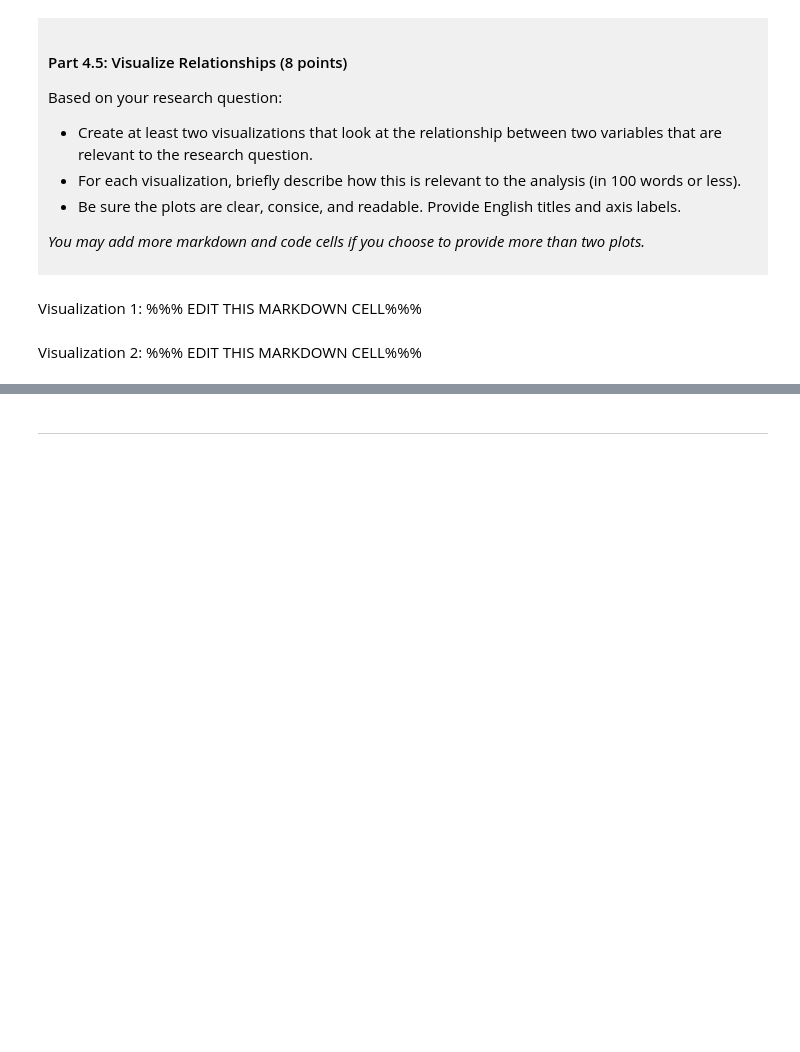
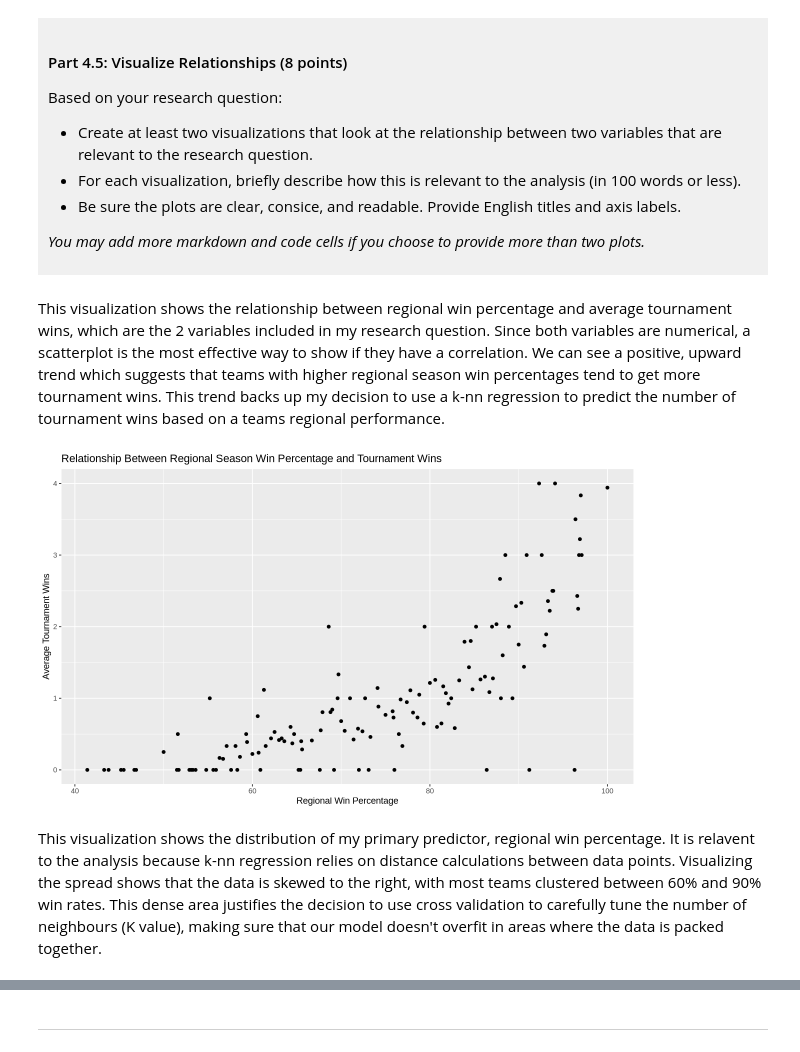
Before and after one commit to djshahn/dsci-100-project-daniel-hahn, a Jupyter notebook: dsci-100-project-notebook.ipynb, the cells around one changed output, grey strips where cells are left out. Drawn from its saved outputs; the diff is of its cells as text; code cells hidden in the pictures; blank space fills up the shorter version.

```diff
--- a/dsci-100-project-notebook.ipynb
+++ b/dsci-100-project-notebook.ipynb
@@ -309,9 +372,21 @@ Based on your research question:
 *You may add more markdown and code cells if you choose to provide more than two plots.*
 </div>
 # %% [markdown]
-Visualization 1: %%% EDIT THIS MARKDOWN CELL%%%
+This visualization shows the relationship between regional win percentage and average tournament wins, which are the 2 variables included in my research question. Since both variables are numerical, a scatterplot is the most effective way to show if they have a correlation. We can see a positive, upward trend which suggests that teams with higher regional season win percentages tend to get more tournament wins. This trend backs up my decision to use a k-nn regression to predict the number of tournament wins based on a teams regional performance.
 # %%
-### EDIT THIS CODE CELL FOR VISUALIZATION 1###
+options(repr.plot.height = 6, repr.plot.width = 10)
+
+avg_tourney_wins <- project_data_tidy |>
+    group_by(reg_wins_pct) |>
+    summarize(avg_tourney_wins = mean(tourney_wins, na.rm = TRUE))
+visualization1 <- ggplot(avg_tourney_wins, aes(x = reg_wins_pct, y = avg_tourney_wins)) +
+    geom_point() +
+    labs(x = "Regional Win Percentage",
+         y = "Average Tournament Wins",
+         title = "Relationship Between Regional Season Win Percentage and Tournament Wins")
+visualization1
+# %% [output]
+[figure, added]
 # %% [markdown]
-Visualization 2: %%% EDIT THIS MARKDOWN CELL%%%
+This visualization shows the distribution of my primary predictor, regional win percentage. It is relavent to the analysis because k-nn regression relies on distance calculations between data points. Visualizing the spread shows that the data is skewed to the right, with most teams clustered between 60% and 90% win rates. This dense area justifies the decision to use cross validation to carefully tune the number of neighbours (K value), making sure that our model doesn't overfit in areas where the data is packed together.
 # %%
```
Also changed, not shown: parts of 10 cells of this notebook.
